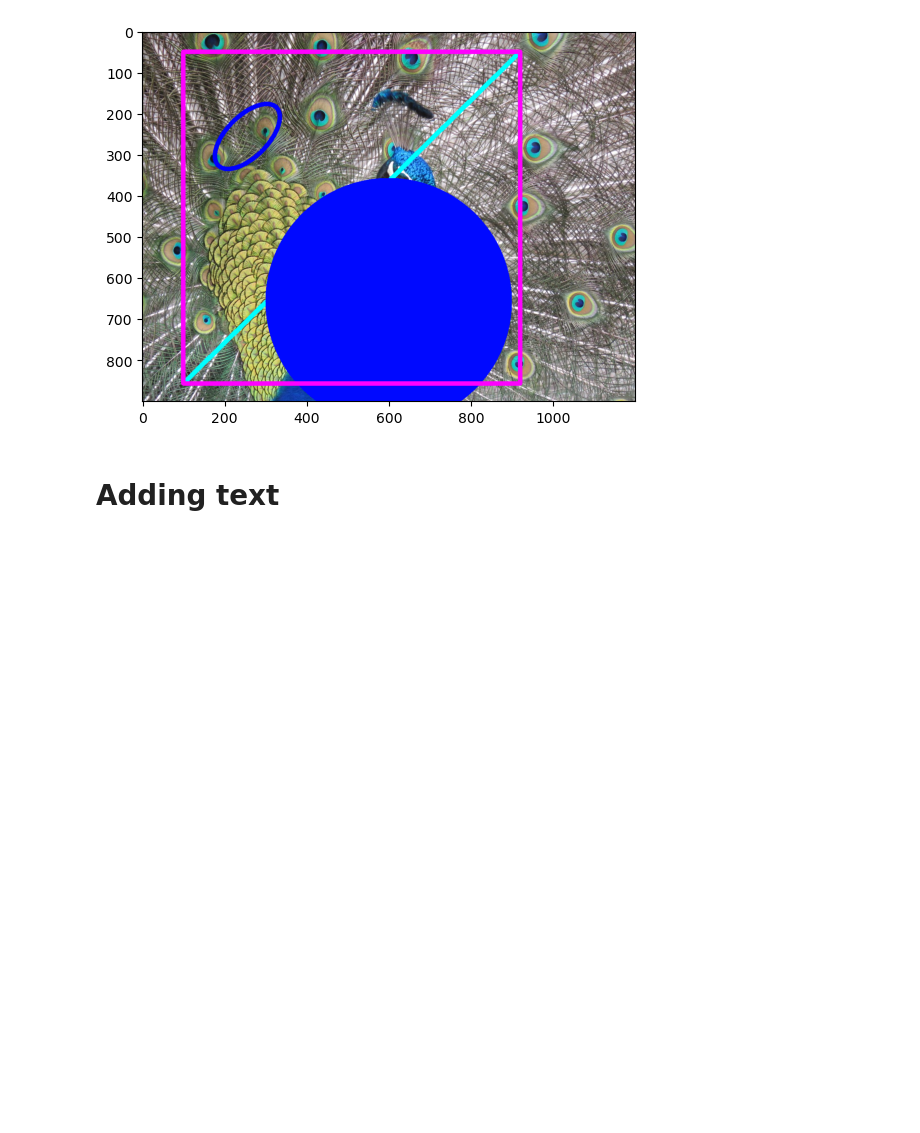
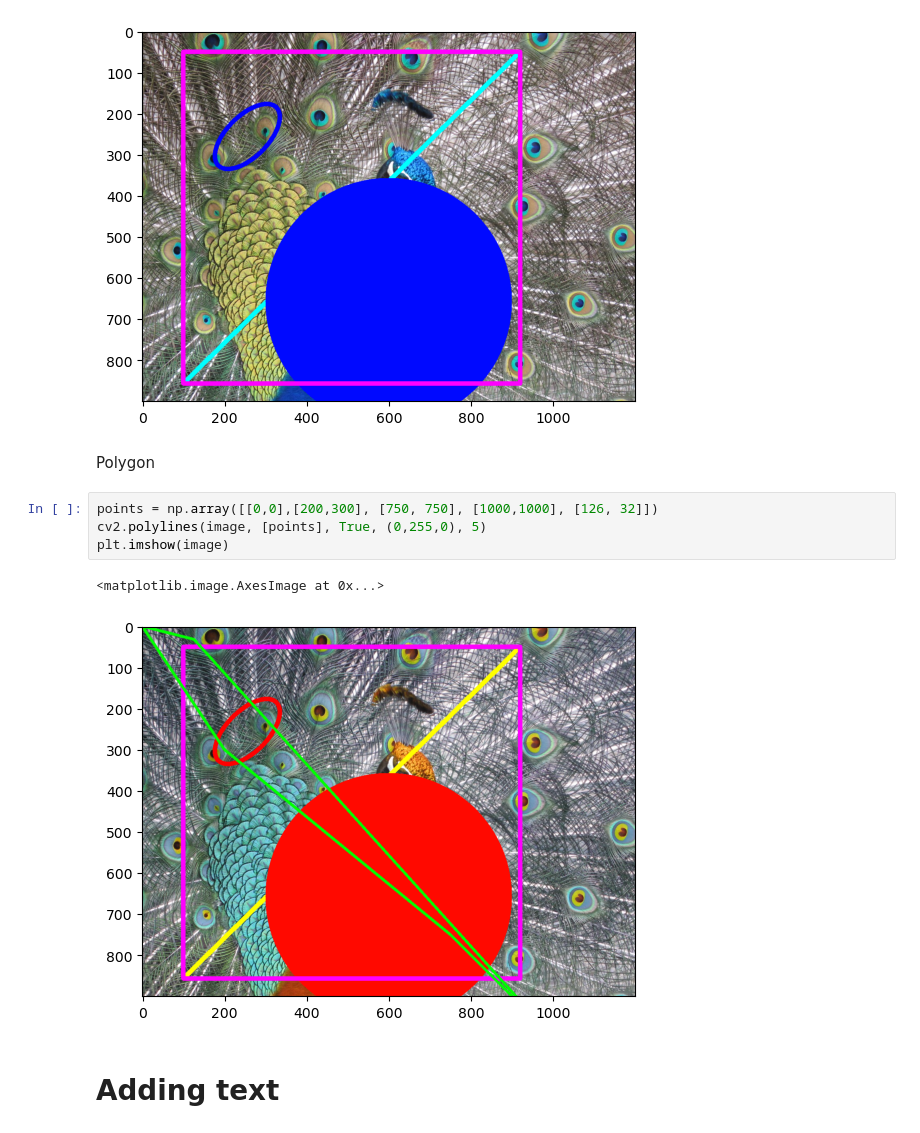
Before and after one commit to Arjun-G-Ravi/Learning-Random-Things, a Jupyter notebook: OpenCV/LearningOpenCV/02_DrawingOnImages.ipynb, the cells around one changed output. Saved outputs shown, nothing was run; the diff lists cells and outputs as text; blank space fills up the shorter version.

```diff
--- a/OpenCV/LearningOpenCV/02_DrawingOnImages.ipynb
+++ b/OpenCV/LearningOpenCV/02_DrawingOnImages.ipynb
@@ -53,6 +59,15 @@ plt.imshow(cv2.cvtColor(img_ellipse, cv2.COLOR_BGR2RGB))
 # %% [output]
 <matplotlib.image.AxesImage at 0x...>
 [figure]
+# %% [markdown]
+Polygon
+# %%
+points = np.array([[0,0],[200,300], [750, 750], [1000,1000], [126, 32]])
+cv2.polylines(image, [points], True, (0,255,0), 5)
+plt.imshow(image)
+# %% [output]
+<matplotlib.image.AxesImage at 0x...>
+[figure, added]
 # %% [markdown]
 # Adding text
 # %% [markdown]
```
Also changed, not shown: parts of 9 cells of this notebook, 3 other files.
